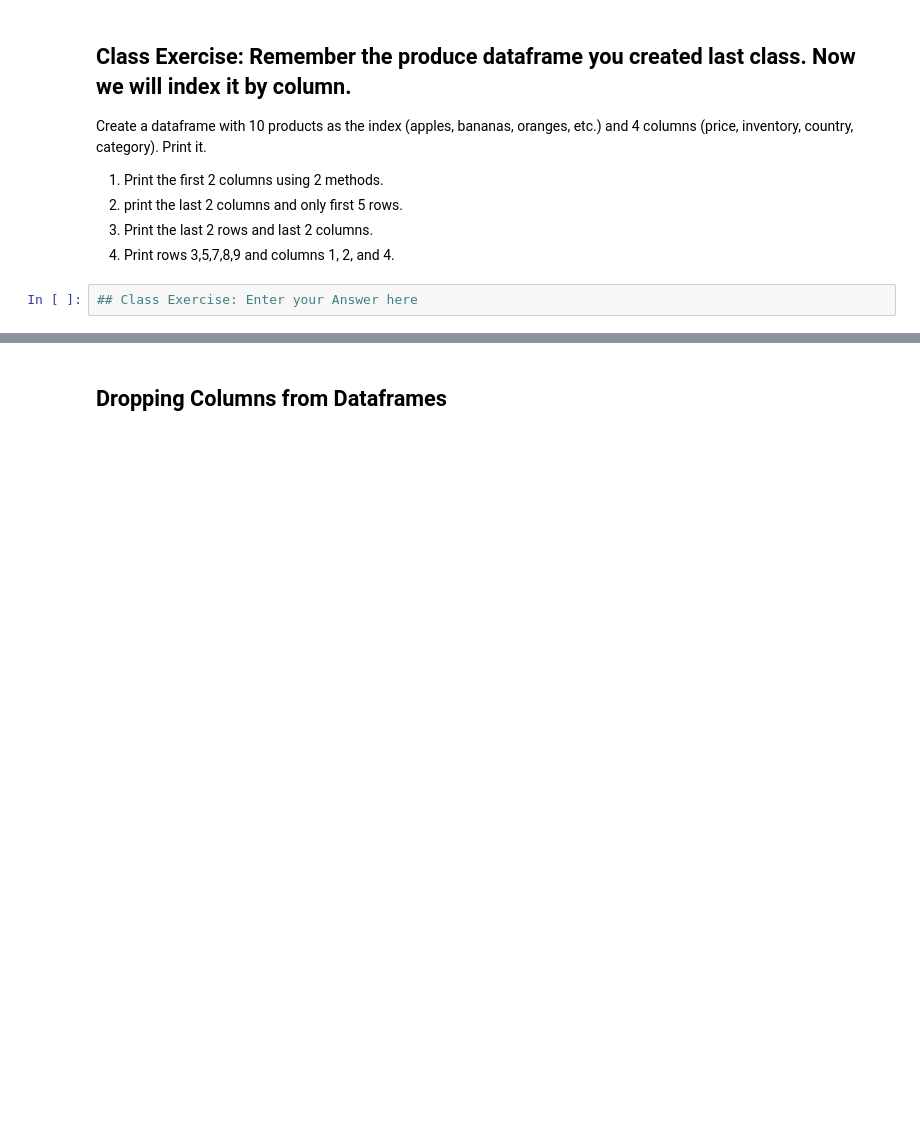
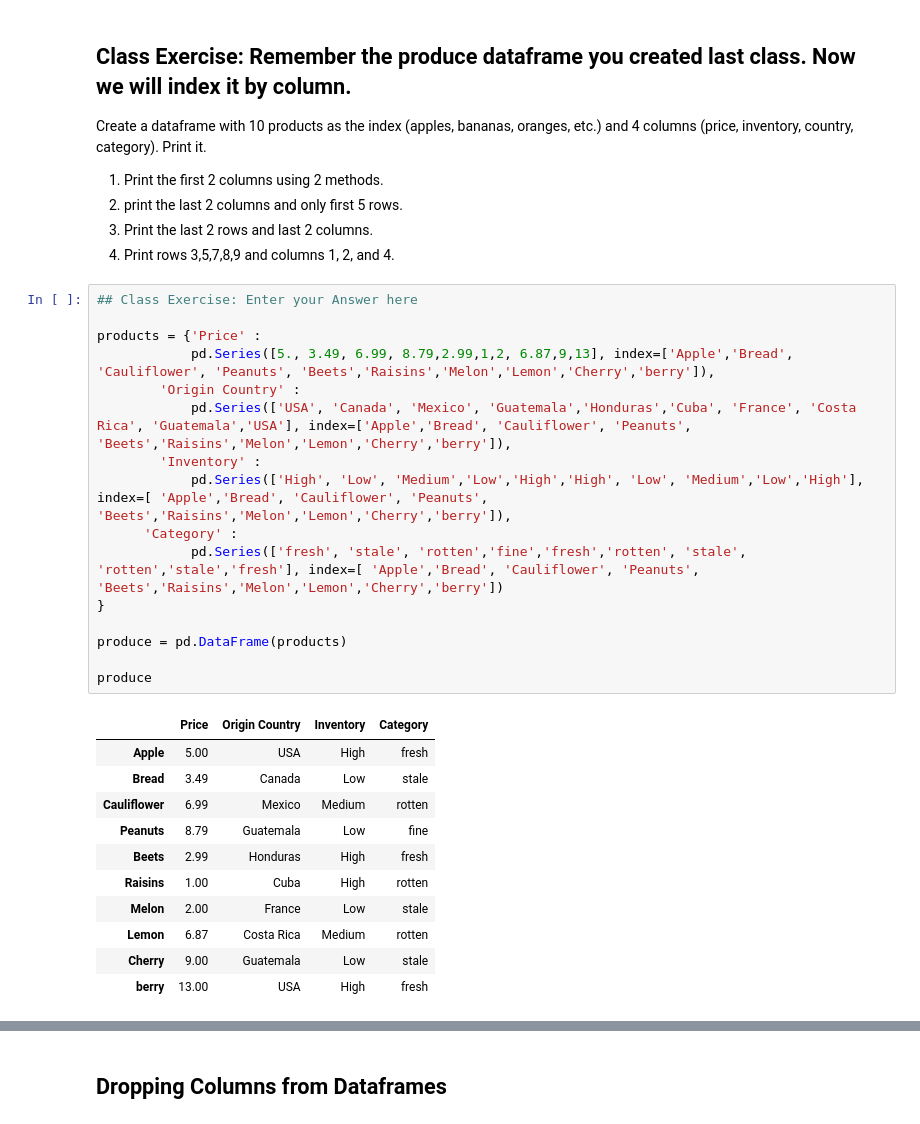
Before and after one commit to JyothsnaGH/PythonforFinance, a Jupyter notebook: Week3.ipynb, the cells around one changed output, grey strips where cells are left out. Cells and saved outputs as stored; diff of their text form; blank space fills up the shorter version.

```diff
--- a/Week3.ipynb
+++ b/Week3.ipynb
@@ -514,8 +534,34 @@ Create a dataframe with 10 products as the index (apples, bananas, oranges, etc.
 2) print the last 2 columns and only first 5 rows.
 3) Print the last 2 rows and last 2 columns.
 4) Print rows 3,5,7,8,9 and columns 1, 2, and 4.
-# %%
-## Class Exercise: Enter your Answer here
+# %%
+## Class Exercise: Enter your Answer here
+
+products = {'Price' :
+            pd.Series([5., 3.49, 6.99, 8.79,2.99,1,2, 6.87,9,13], index=['Apple','Bread', 'Cauliflower', 'Peanuts', 'Beets','Raisins','Melon','Lemon','Cherry','berry']),
+        'Origin Country' :
+            pd.Series(['USA', 'Canada', 'Mexico', 'Guatemala','Honduras','Cuba', 'France', 'Costa Rica', 'Guatemala','USA'], index=['Apple','Bread', 'Cauliflower', 'Peanuts', 'Beets','Raisins','Melon','Lemon','Cherry','berry']),
+        'Inventory' :
+            pd.Series(['High', 'Low', 'Medium','Low','High','High', 'Low', 'Medium','Low','High'], index=[ 'Apple','Bread', 'Cauliflower', 'Peanuts', 'Beets','Raisins','Melon','Lemon','Cherry','berry']),
+      'Category' :
+            pd.Series(['fresh', 'stale', 'rotten','fine','fresh','rotten', 'stale', 'rotten','stale','fresh'], index=[ 'Apple','Bread', 'Cauliflower', 'Peanuts', 'Beets','Raisins','Melon','Lemon','Cherry','berry'])
+}
+
+produce = pd.DataFrame(products)
+
+produce
+# %% [output]
+|  | Price | Origin Country | Inventory | Category |
+| Apple | 5.00 | USA | High | fresh |
+| Bread | 3.49 | Canada | Low | stale |
+| Cauliflower | 6.99 | Mexico | Medium | rotten |
+| Peanuts | 8.79 | Guatemala | Low | fine |
+| Beets | 2.99 | Honduras | High | fresh |
+| Raisins | 1.00 | Cuba | High | rotten |
+| Melon | 2.00 | France | Low | stale |
+| Lemon | 6.87 | Costa Rica | Medium | rotten |
+| Cherry | 9.00 | Guatemala | Low | stale |
+| berry | 13.00 | USA | High | fresh |
 # %%
 import pandas as pd
 import numpy as np
```
Also changed, not shown: parts of 13 cells of this notebook.
